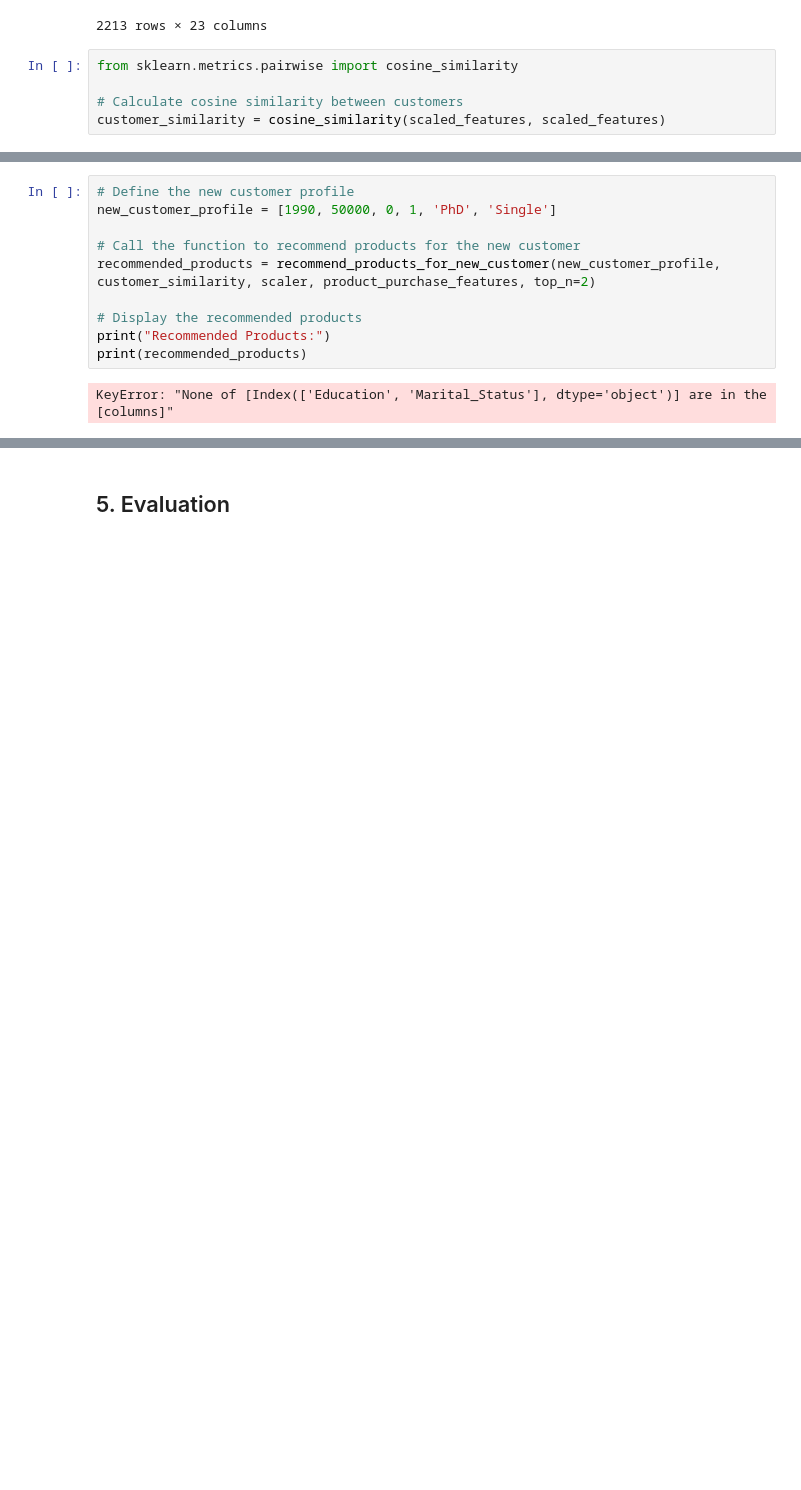
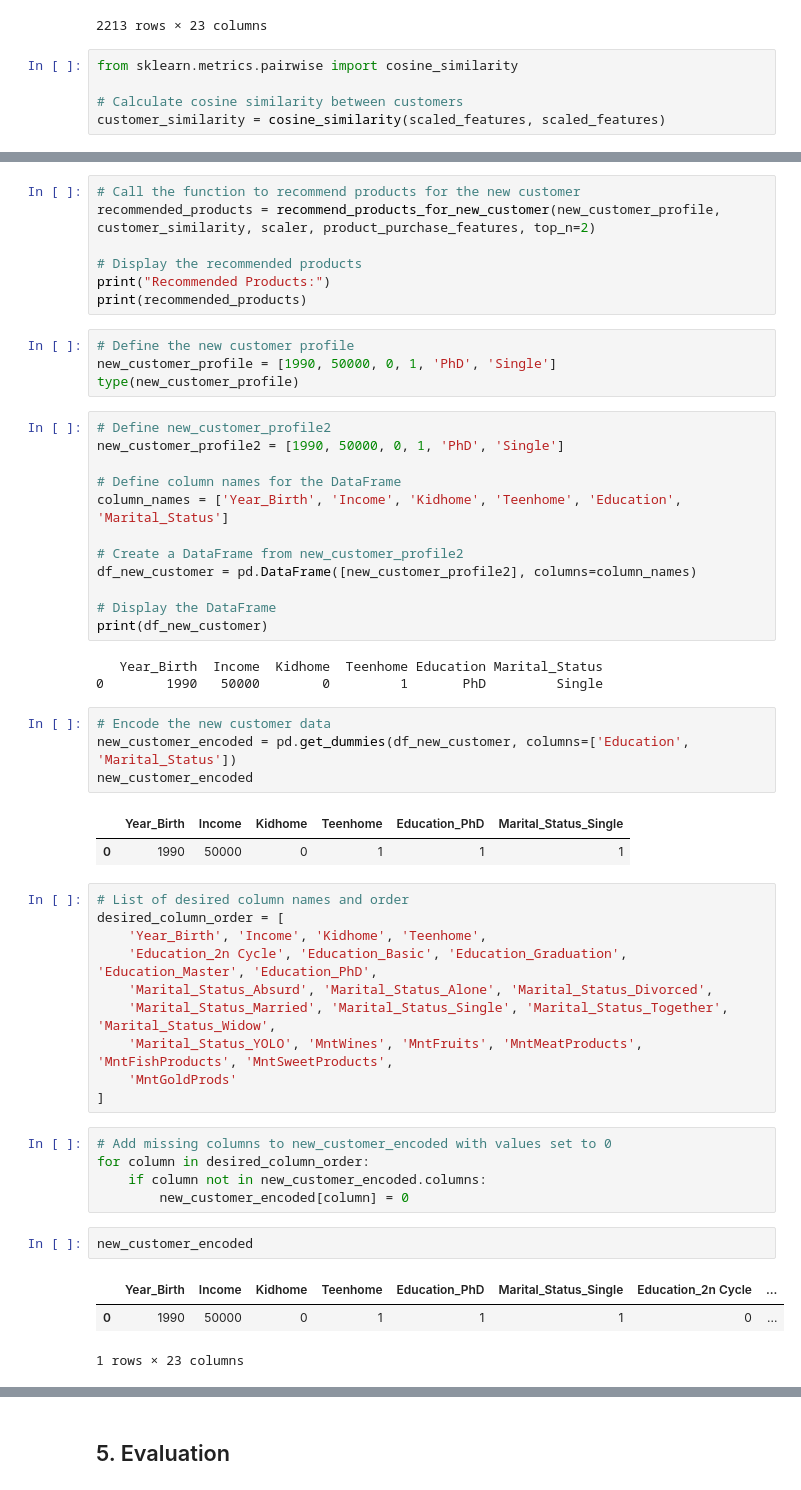
Before and after one commit to ASM2023063/mscda-20241-capstone, a Jupyter notebook: 2023063_CAPSTONE_PRACTICAL_V1.ipynb, the cells around one changed output, grey strips where cells are left out. Drawn from its saved outputs; the diff is of its cells as text; blank space fills up the shorter version.

Commit message:
Content-based filtering errors

```diff
--- a/2023063_CAPSTONE_PRACTICAL_V1.ipynb
+++ b/2023063_CAPSTONE_PRACTICAL_V1.ipynb
@@ -480,14 +525,56 @@ def recommend_products_for_new_customer(new_customer_profile, customer_similarit
 
     return recommended_products.head(top_n)
 # %%
-# Define the new customer profile
-new_customer_profile = [1990, 50000, 0, 1, 'PhD', 'Single']
-
 # Call the function to recommend products for the new customer
 recommended_products = recommend_products_for_new_customer(new_customer_profile, customer_similarity, scaler, product_purchase_features, top_n=2)
 
 # Display the recommended products
 print("Recommended Products:")
 print(recommended_products)
-# %% [output]
-KeyError: "None of [Index(['Education', 'Marital_Status'], dtype='object')] are in the [columns]"
+# %%
+# Define the new customer profile
+new_customer_profile = [1990, 50000, 0, 1, 'PhD', 'Single']
+type(new_customer_profile)
+# %%
+# Define new_customer_profile2
+new_customer_profile2 = [1990, 50000, 0, 1, 'PhD', 'Single']
+
+# Define column names for the DataFrame
+column_names = ['Year_Birth', 'Income', 'Kidhome', 'Teenhome', 'Education', 'Marital_Status']
+
+# Create a DataFrame from new_customer_profile2
+df_new_customer = pd.DataFrame([new_customer_profile2], columns=column_names)
+
+# Display the DataFrame
+print(df_new_customer)
+# %% [output]
+   Year_Birth  Income  Kidhome  Teenhome Education Marital_Status
+0        1990   50000        0         1       PhD         Single
+# %%
+# Encode the new customer data
+new_customer_encoded = pd.get_dummies(df_new_customer, columns=['Education', 'Marital_Status'])
+new_customer_encoded
+# %% [output]
+|  | Year_Birth | Income | Kidhome | Teenhome | Education_PhD | Marital_Status_Single |
+| 0 | 1990 | 50000 | 0 | 1 | 1 | 1 |
+# %%
+# List of desired column names and order
+desired_column_order = [
+    'Year_Birth', 'Income', 'Kidhome', 'Teenhome',
+    'Education_2n Cycle', 'Education_Basic', 'Education_Graduation', 'Education_Master', 'Education_PhD',
+    'Marital_Status_Absurd', 'Marital_Status_Alone', 'Marital_Status_Divorced',
+    'Marital_Status_Married', 'Marital_Status_Single', 'Marital_Status_Together', 'Marital_Status_Widow',
+    'Marital_Status_YOLO', 'MntWines', 'MntFruits', 'MntMeatProducts', 'MntFishProducts', 'MntSweetProducts',
+    'MntGoldProds'
+]
+# %%
+# Add missing columns to new_customer_encoded with values set to 0
+for column in desired_column_order:
+    if column not in new_customer_encoded.columns:
+        new_customer_encoded[column] = 0
+# %%
+new_customer_encoded
+# %% [output]
+|  | Year_Birth | Income | Kidhome | Teenhome | Education_PhD | Marital_Status_Single | Education_2n Cycle | ... |
+| 0 | 1990 | 50000 | 0 | 1 | 1 | 1 | 0 | ... |
+1 rows × 23 columns
```
Also changed, not shown: parts of 16 cells of this notebook.
